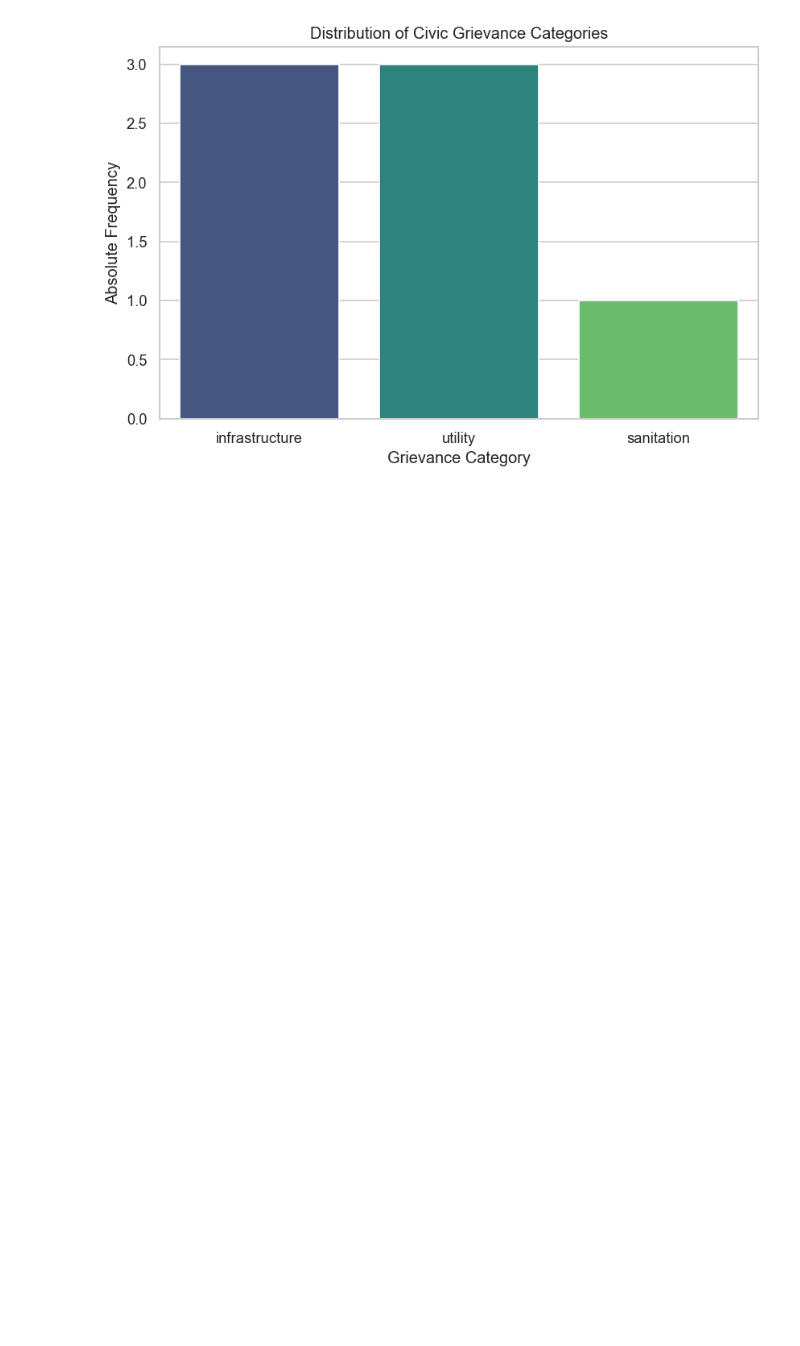
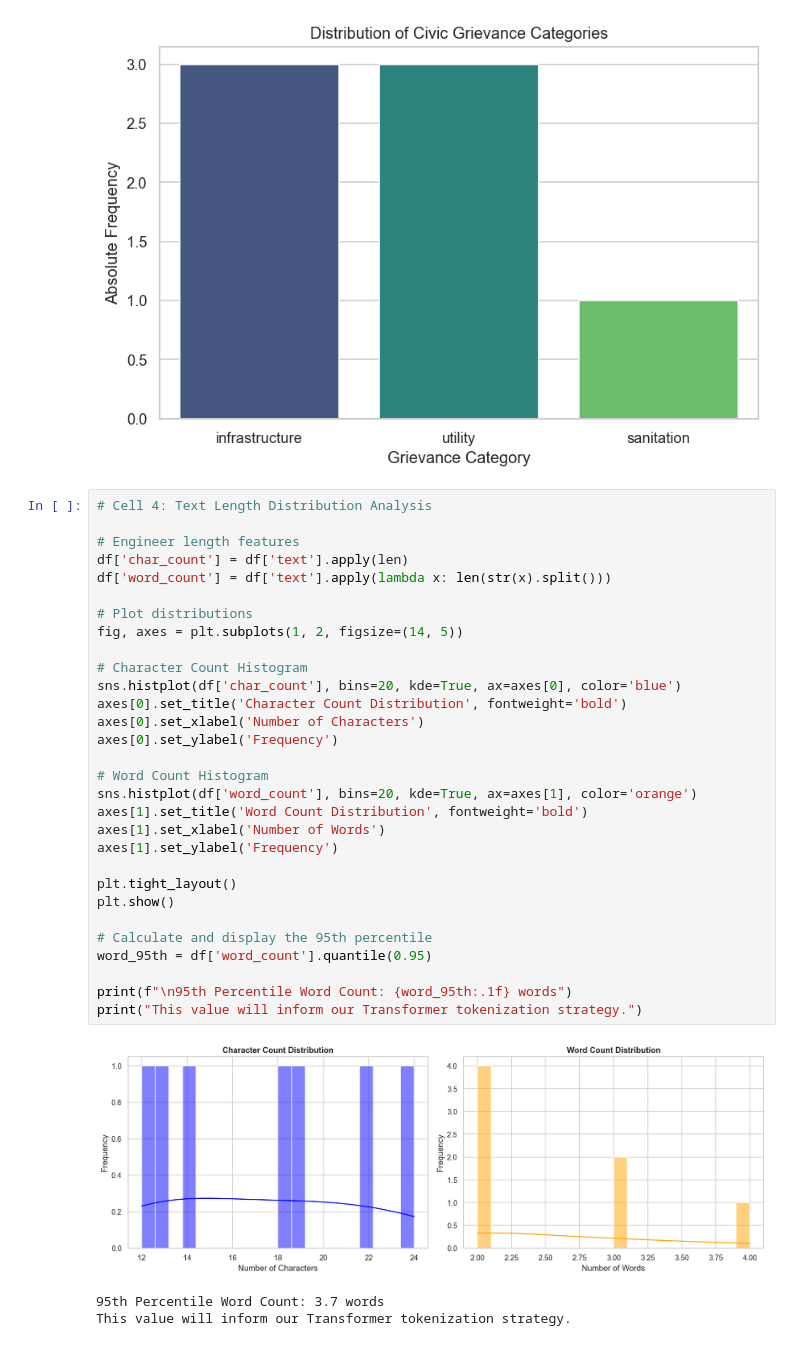
Before and after one commit to dharmeshpriyadarshi/DialectAlign, a Jupyter notebook: notebooks/01_eda_label_distribution.ipynb, the cells around one changed output. Saved outputs shown, nothing was run; the diff lists cells and outputs as text; blank space fills up the shorter version.

Commit message:
feat: implement text length distribution analysis to inform tokenization limits

```diff
--- a/notebooks/01_eda_label_distribution.ipynb
+++ b/notebooks/01_eda_label_distribution.ipynb
@@ -101,3 +101,37 @@ plt.ylabel('Absolute Frequency')
 plt.show()
 # %% [output]
 [figure]
+# %%
+# Cell 4: Text Length Distribution Analysis
+
+# Engineer length features
+df['char_count'] = df['text'].apply(len)
+df['word_count'] = df['text'].apply(lambda x: len(str(x).split()))
+
+# Plot distributions
+fig, axes = plt.subplots(1, 2, figsize=(14, 5))
+
+# Character Count Histogram
+sns.histplot(df['char_count'], bins=20, kde=True, ax=axes[0], color='blue')
+axes[0].set_title('Character Count Distribution', fontweight='bold')
+axes[0].set_xlabel('Number of Characters')
+axes[0].set_ylabel('Frequency')
+
+# Word Count Histogram
+sns.histplot(df['word_count'], bins=20, kde=True, ax=axes[1], color='orange')
+axes[1].set_title('Word Count Distribution', fontweight='bold')
+axes[1].set_xlabel('Number of Words')
+axes[1].set_ylabel('Frequency')
+
+plt.tight_layout()
+plt.show()
+
+# Calculate and display the 95th percentile
+word_95th = df['word_count'].quantile(0.95)
+
+print(f"\n95th Percentile Word Count: {word_95th:.1f} words")
+print("This value will inform our Transformer tokenization strategy.")
+# %% [output]
+[figure, added]
+95th Percentile Word Count: 3.7 words
+This value will inform our Transformer tokenization strategy.
```
